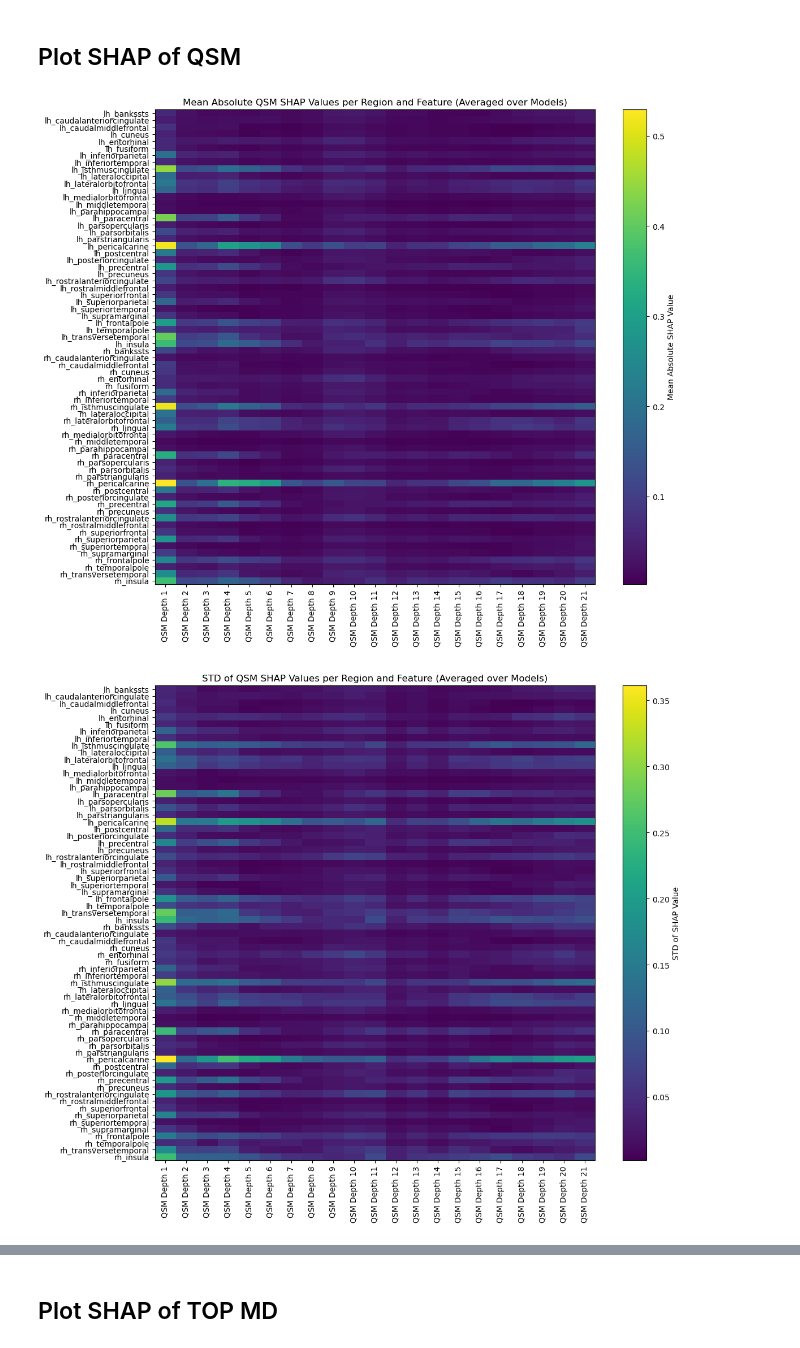
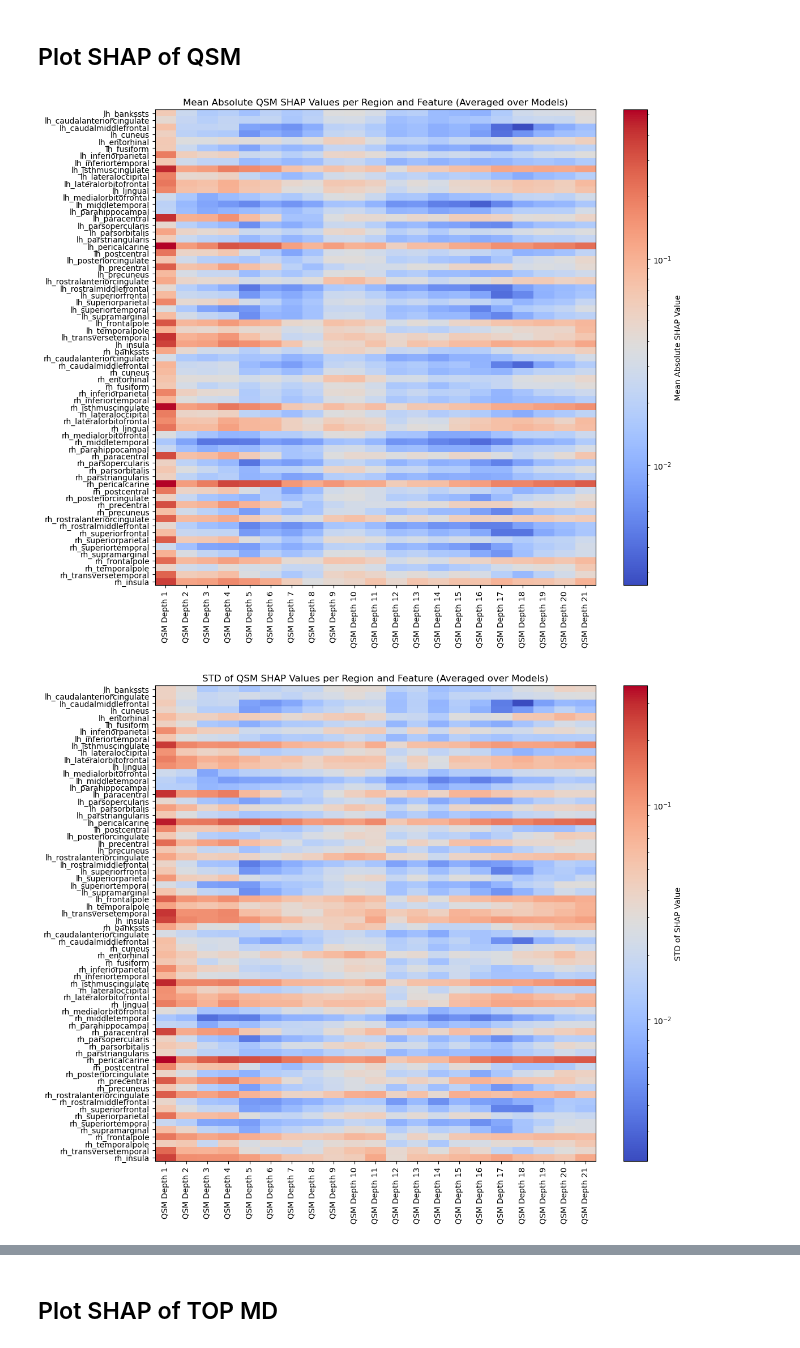
Before and after one commit to wowgudabudaa/Age_prediction_using_columns_analysis, a Jupyter notebook: NEW COLUMNS GNC/MD+thickness+QSM_dual_channel/SHAP_figures_region_layer.ipynb, the cells around one changed output, grey strips where cells are left out. Saved outputs shown, nothing was run; the diff lists cells and outputs as text; code cells hidden in the pictures.

```diff
--- a/NEW COLUMNS GNC/MD+thickness+QSM_dual_channel/SHAP_figures_region_layer.ipynb
+++ b/NEW COLUMNS GNC/MD+thickness+QSM_dual_channel/SHAP_figures_region_layer.ipynb
@@ -123,8 +123,11 @@ FEATURE_NAMES = MD_FEATURE_NAMES + QSM_FEATURE_NAMES
 # %%
 # Display the heatmap of mean absolute SHAP values for each region and feature
 # Plot the heatmap of mean absolute SHAP values for each region and feature per model
+# Log scale the values for better visualization
+from matplotlib.colors import LogNorm
+cmap_md = 'coolwarm'
 plt.figure(figsize=(12, 10))
-plt.imshow(mean_abs_md_shap_values_per_model, aspect='auto', cmap='viridis')
+plt.imshow(mean_abs_md_shap_values_per_model, aspect='auto', cmap=cmap_md, norm=LogNorm())
 plt.colorbar(label='Mean Absolute SHAP Value')
 plt.xticks(ticks=np.arange(len(MD_FEATURE_NAMES)), labels=MD_FEATURE_NAMES, rotation=90)
 plt.yticks(ticks=np.arange(len(region_keys)), labels=region_keys)
@@ -135,7 +138,7 @@ plt.show()
 
 # Plot the heatmap of std SHAP values for each region and feature per model
 plt.figure(figsize=(12, 10))
-plt.imshow(mean_std_md_shap_values_per_model, aspect='auto', cmap='viridis')
+plt.imshow(mean_std_md_shap_values_per_model, aspect='auto', cmap=cmap_md, norm=LogNorm())
 plt.colorbar(label='STD of SHAP Value')
 plt.xticks(ticks=np.arange(len(MD_FEATURE_NAMES)), labels=MD_FEATURE_NAMES, rotation=90)
 plt.yticks(ticks=np.arange(len(region_keys)), labels=region_keys)
@@ -146,7 +149,7 @@ plt.show()
 
 # Plot the heatmap of mean absolute SHAP values for each region and feature per subject
 plt.figure(figsize=(12, 10))
-plt.imshow(mean_abs_md_shap_values_per_subject, aspect='auto', cmap='viridis')
+plt.imshow(mean_abs_md_shap_values_per_subject, aspect='auto', cmap=cmap_md, norm=LogNorm())
 plt.colorbar(label='Mean Absolute SHAP Value')
 plt.xticks(ticks=np.arange(len(MD_FEATURE_NAMES)), labels=MD_FEATURE_NAMES, rotation=90)
 plt.yticks(ticks=np.arange(len(region_keys)), labels=region_keys)
@@ -157,7 +160,7 @@ plt.show()
 
 # Plot the heatmap of std SHAP values for each region and feature per subject
 plt.figure(figsize=(12, 10))
-plt.imshow(mean_std_md_shap_values_per_subject, aspect='auto', cmap='viridis')
+plt.imshow(mean_std_md_shap_values_per_subject, aspect='auto', cmap=cmap_md, norm=LogNorm())
 plt.colorbar(label='STD of SHAP Value')
 plt.xticks(ticks=np.arange(len(MD_FEATURE_NAMES)), labels=MD_FEATURE_NAMES, rotation=90)
 plt.yticks(ticks=np.arange(len(region_keys)), labels=region_keys)
@@ -176,7 +179,7 @@ plt.show()
 # Display the heatmap of mean absolute SHAP values for each region and feature
 # Plot the heatmap of mean absolute SHAP values for each region and feature per model
 plt.figure(figsize=(12, 10))
-plt.imshow(mean_abs_qsm_shap_values_per_model, aspect='auto', cmap='viridis')
+plt.imshow(mean_abs_qsm_shap_values_per_model, aspect='auto', cmap=cmap_md, norm=LogNorm())
 plt.colorbar(label='Mean Absolute SHAP Value')
 plt.xticks(ticks=np.arange(len(QSM_FEATURE_NAMES)), labels=QSM_FEATURE_NAMES, rotation=90)
 plt.yticks(ticks=np.arange(len(region_keys)), labels=region_keys)
@@ -187,36 +190,36 @@ plt.show()
 
 # Plot the heatmap of std SHAP values for each region and feature per model
 plt.figure(figsize=(12, 10))
-plt.imshow(mean_std_qsm_shap_values_per_model, aspect='auto', cmap='viridis')
+plt.imshow(mean_std_qsm_shap_values_per_model, aspect='auto', cmap=cmap_md, norm=LogNorm())
 plt.colorbar(label='STD of SHAP Value')
 plt.xticks(ticks=np.arange(len(QSM_FEATURE_NAMES)), labels=QSM_FEATURE_NAMES, rotation=90)
 plt.yticks(ticks=np.arange(len(region_keys)), labels=region_keys)
 plt.title('STD of QSM SHAP Values per Region and Feature (Averaged over Models)')
 plt.tight_layout()
 plt.savefig(os.path.join(save_dir, "qsm_std_shap_per_model_heatmap.png"))
 plt.show()
 
 # Plot the heatmap of mean absolute SHAP values for each region and feature per subject
 plt.figure(figsize=(12, 10))
-plt.imshow(mean_abs_qsm_shap_values_per_subject, aspect='auto', cmap='viridis')
+plt.imshow(mean_abs_qsm_shap_values_per_subject, aspect='auto', cmap=cmap_md, norm=LogNorm())
 plt.colorbar(label='Mean Absolute SHAP Value')
 plt.xticks(ticks=np.arange(len(QSM_FEATURE_NAMES)), labels=QSM_FEATURE_NAMES, rotation=90)
 plt.yticks(ticks=np.arange(len(region_keys)), labels=region_keys)
 plt.title('Mean Absolute QSM SHAP Values per Region and Feature (Averaged over Subjects)')
 plt.tight_layout()
 plt.savefig(os.path.join(save_dir, "qsm_mean_abs_shap_per_subject_heatmap.png"))
 plt.show()
 
 # Plot the heatmap of std SHAP values for each region and feature per subject
 plt.figure(figsize=(12, 10))
-plt.imshow(mean_std_qsm_shap_values_per_subject, aspect='auto', cmap='viridis')
+plt.imshow(mean_std_qsm_shap_values_per_subject, aspect='auto', cmap=cmap_md, norm=LogNorm())
 plt.colorbar(label='STD of SHAP Value')
 plt.xticks(ticks=np.arange(len(QSM_FEATURE_NAMES)), labels=QSM_FEATURE_NAMES, rotation=90)
 plt.yticks(ticks=np.arange(len(region_keys)), labels=region_keys)
 plt.title('STD of QSM SHAP Values per Region and Feature (Averaged over Subjects)')
 plt.tight_layout()
 plt.savefig(os.path.join(save_dir, "qsm_std_shap_per_subject_heatmap.png"))
 plt.show()
 # %% [output]
-[figure, old version]
+[figure, new version]
-[figure, old version]
+[figure, new version]
```
Also changed, not shown: parts of 5 cells of this notebook, 1 other file.
